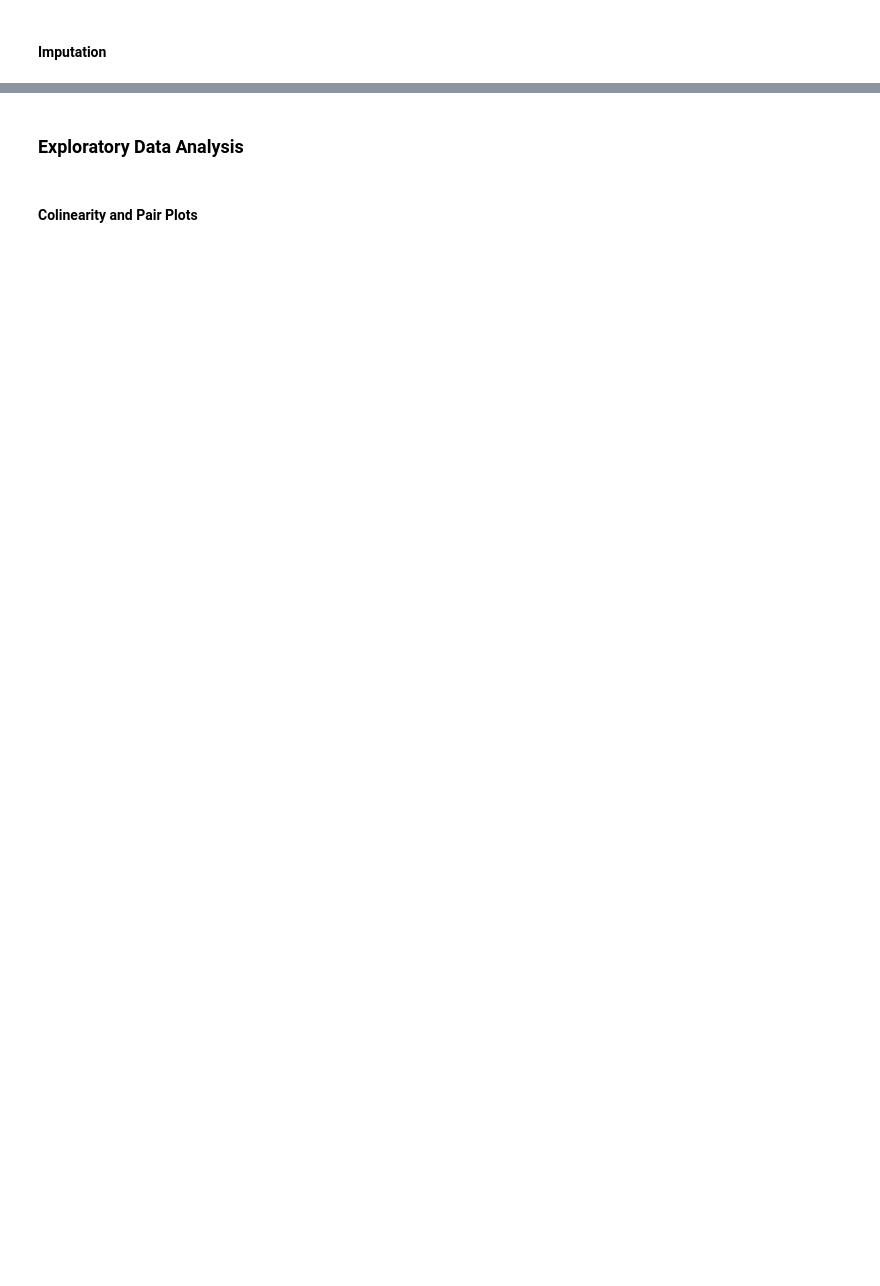
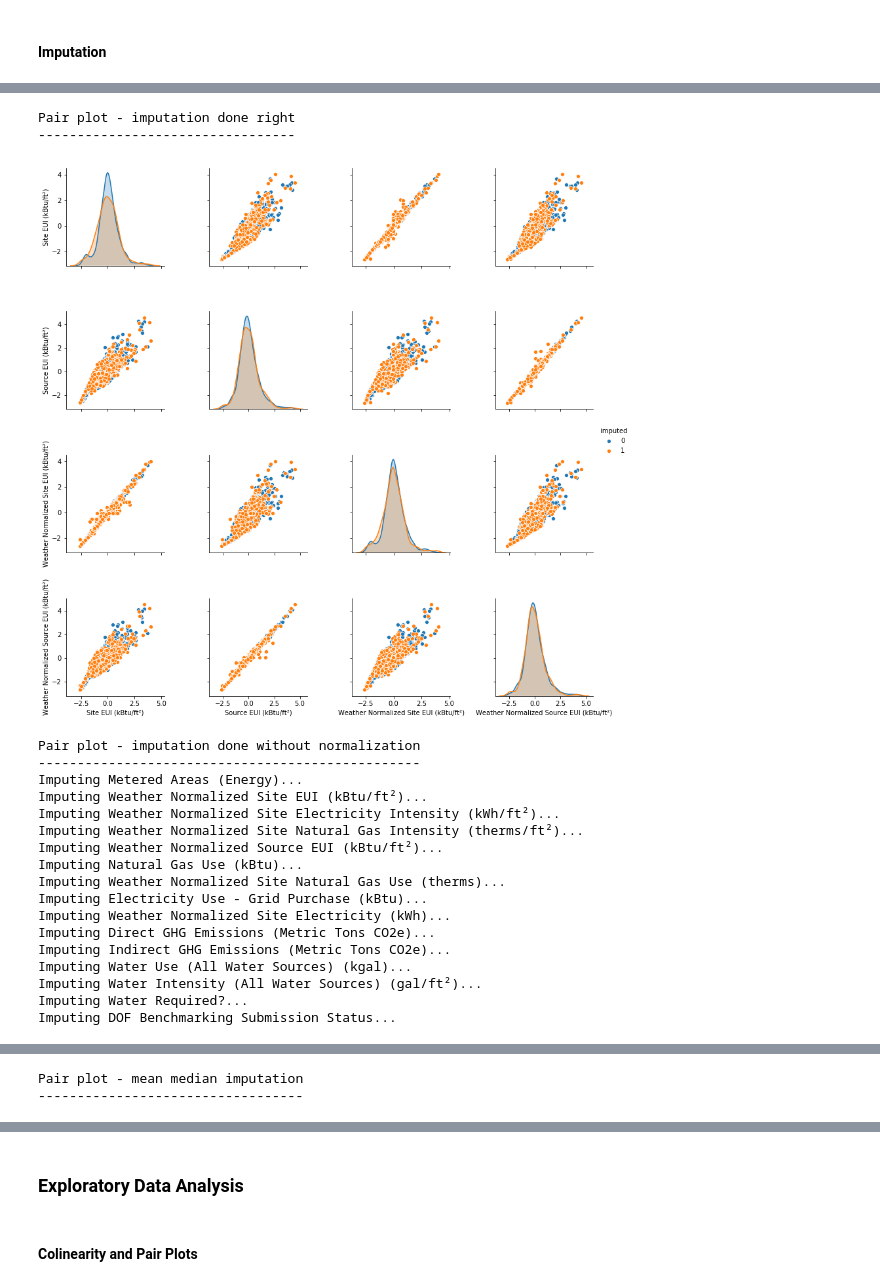
Before and after one commit to mikearango/introML-AnalyticsU, a Jupyter notebook: notebooks/sandbox.ipynb, the cells around one changed output, grey strips where cells are left out. Cells and saved outputs as stored; diff of their text form; code cells hidden in the pictures; blank space fills up the shorter version.

```diff
--- a/notebooks/sandbox.ipynb
+++ b/notebooks/sandbox.ipynb
@@ -580,0 +624,56 @@ dtype: float64
+# %%
+def sample_pair_plot(df):
+
+    # EUI-related features
+    g = sns.pairplot(df.sample(1000),
+                 vars=['Site EUI (kBtu/ft²)',
+                       'Source EUI (kBtu/ft²)',
+                       'Weather Normalized Site EUI (kBtu/ft²)',
+                       'Weather Normalized Source EUI (kBtu/ft²)'], height=3, hue='imputed')
+    plt.show()
+# %%
+# The result of imputation
+print()
+print('Pair plot - imputation done right')
+print('---------------------------------')
+sample_pair_plot(df_train)
+
+# What happens when you impute without normalization
+print()
+print('Pair plot - imputation done without normalization')
+print('-------------------------------------------------')
+sample_pair_plot(pre_process_knn_impute(df_train_before_norm,
+                                        n_neighbors=7,
+                                        weights='distance',
+                                        n_bins=30,
+                                        remove=True,
+                                        flag=True))
+
+# Mean / median imputation
+print()
+print('Pair plot - mean median imputation')
+print('----------------------------------')
+sample_pair_plot(pre_process_mean_median_impute(df_train_before_impute,
+                                        remove=True,
+                                        flag=True))
+# %% [output]
+Pair plot - imputation done right
+---------------------------------
+[figure, added]
+Pair plot - imputation done without normalization
+-------------------------------------------------
+Imputing Metered Areas (Energy)...
+Imputing Weather Normalized Site EUI (kBtu/ft²)...
+Imputing Weather Normalized Site Electricity Intensity (kWh/ft²)...
+Imputing Weather Normalized Site Natural Gas Intensity (therms/ft²)...
+Imputing Weather Normalized Source EUI (kBtu/ft²)...
+Imputing Natural Gas Use (kBtu)...
+Imputing Weather Normalized Site Natural Gas Use (therms)...
+Imputing Electricity Use - Grid Purchase (kBtu)...
+Imputing Weather Normalized Site Electricity (kWh)...
+Imputing Direct GHG Emissions (Metric Tons CO2e)...
+Imputing Indirect GHG Emissions (Metric Tons CO2e)...
+Imputing Water Use (All Water Sources) (kgal)...
+Imputing Water Intensity (All Water Sources) (gal/ft²)...
+Imputing Water Required?...
+Imputing DOF Benchmarking Submission Status...
@@ -580,0 +681,2 @@ dtype: float64
+Pair plot - mean median imputation
+----------------------------------
```
Also changed, not shown: parts of 15 cells of this notebook.
